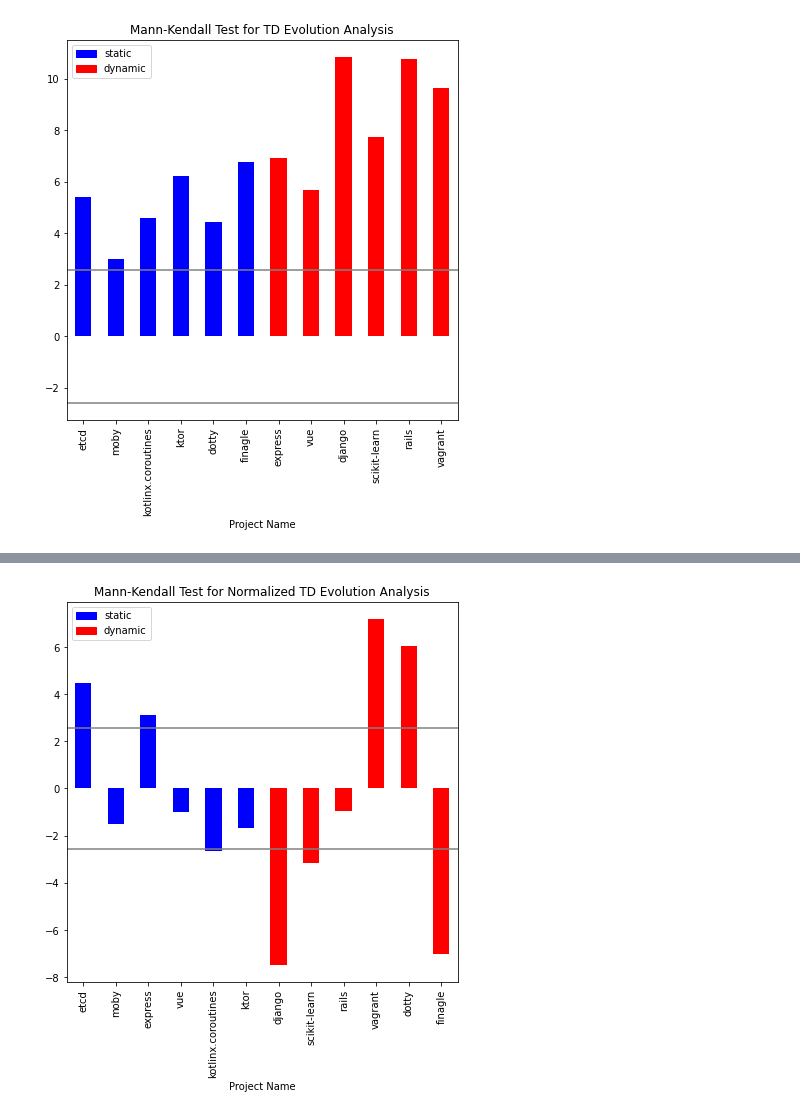
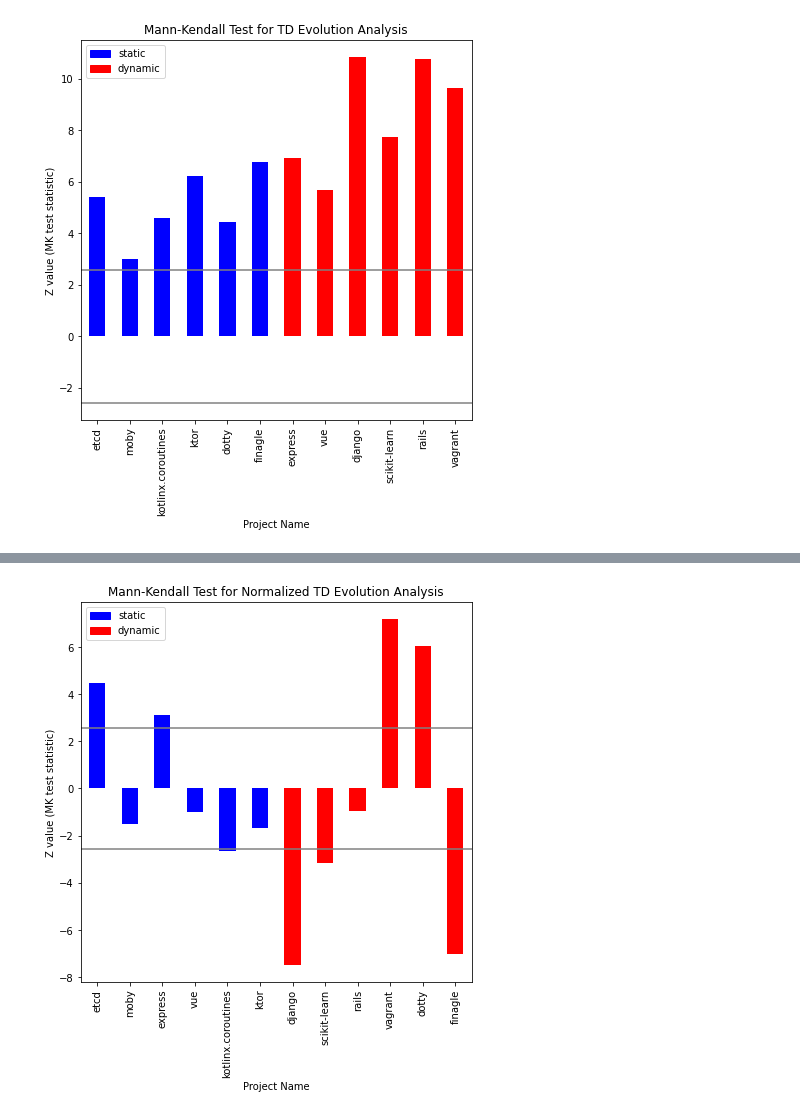
Before and after one commit to rhaeguard/static-vs-dynamic-research-project, a Jupyter notebook: scripts/evolution-mktests/visualize.ipynb, the cells around one changed output, grey strips where cells are left out. Cells and saved outputs as stored; diff of their text form; code cells hidden in the pictures.

```diff
--- a/scripts/evolution-mktests/visualize.ipynb
+++ b/scripts/evolution-mktests/visualize.ipynb
@@ -42,26 +42,28 @@ for l in langz:
 # %%
 import matplotlib.patches as mpatches
 
 n = len(list(df["Project Name"]))
 
 available_colors = ('b', 'r') #('b', 'r', 'g', 'y', 'k', 'm')
 colors = []
 for c in available_colors:
     colors = colors + [c] * (n // len(languages))
 
 patches = []
 for i, c in enumerate(available_colors):
     patches.append(mpatches.Patch(color=c, label=languages[i]))
 
 ax = df.plot.bar(x="Project Name", y="Z-value", rot=90, color=colors, title="Mann-Kendall Test for TD Evolution Analysis")
 ax.legend(handles=patches)
 
 plt.axhline(y=2.58, color='gray')
 plt.axhline(y=-2.58, color='gray')
 
+ax.set_ylabel("Z value (MK test statistic)")
+
 ax.get_figure().savefig('mk_test_td.jpg')
 # %% [output]
-[figure, old version]
+[figure, new version]
 # %%
 df = pd.read_csv("normalized_td_data.csv")
 print(df.to_string())
@@ -86,6 +88,8 @@ ax.legend(handles=patches)
 plt.axhline(y=2.58, color='gray')
 plt.axhline(y=-2.58, color='gray')
 
+ax.set_ylabel("Z value (MK test statistic)")
+
 ax.get_figure().savefig('mk_test_normalized_td.jpg')
 # %% [output]
-[figure, old version]
+[figure, new version]
```
Also changed, not shown: 2 other files.
